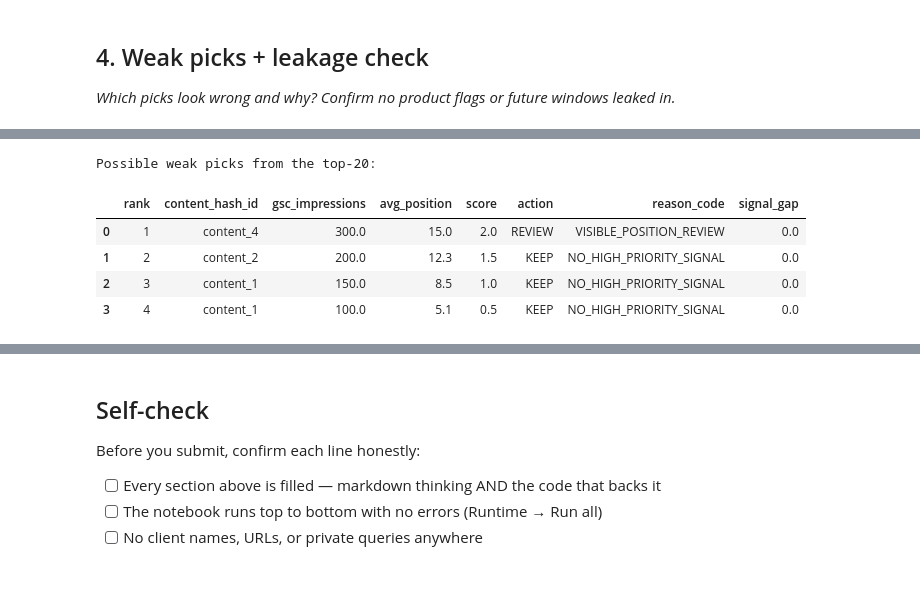
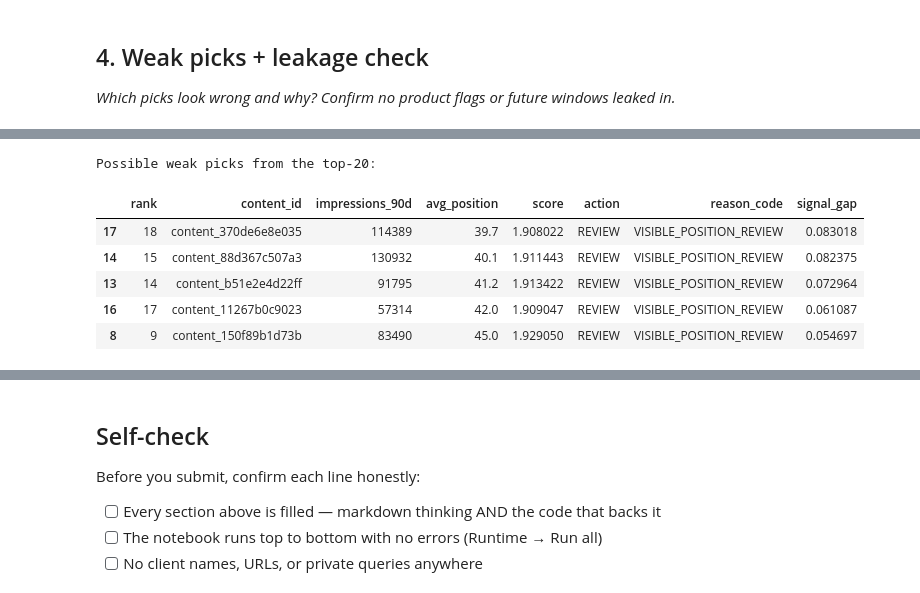
Before and after one commit to tabassumrafiq/flyrank-ml-internship, a Jupyter notebook: work/notebooks/w04_baseline_score.ipynb, the cells around one changed output, grey strips where cells are left out. Drawn from its saved outputs; the diff is of its cells as text; code cells hidden in the pictures.

```diff
--- a/work/notebooks/w04_baseline_score.ipynb
+++ b/work/notebooks/w04_baseline_score.ipynb
@@ -6,3 +6,11 @@
 This skeleton is yours to fill. Work the sections **in order** — each one has a one-line hint. Simple words, honest numbers.
 
 > Working with an AI assistant? Tell it to read `skills/README.md` first and load the one skill this assignment names on its card.
+# %%
+import pandas as pd
+import numpy as np
+from pathlib import Path
+
+pd.set_option("display.max_columns", None)
+
+print("Libraries loaded successfully.")
@@ -148,5 +192,4 @@ Score created.
 # %%
-# Top 10% of the ranked queue is the review action.
 review_threshold = baseline_df["score"].quantile(0.90)
 
 baseline_df["action"] = np.where(
@@ -163,11 +206,17 @@ baseline_df["reason_code"] = np.where(
 
 baseline_df["confidence_note"] = np.where(
     baseline_df["action"] == "REVIEW",
-    "Directional: both observed signals contribute to the score.",
+    "Directional: observed visibility and weaker position both contribute to the score.",
     "Lower priority under this baseline; not proof that no refresh is needed."
 )
 
-print("Review threshold:", round(review_threshold, 6))
+print(
+    "Review threshold:",
+    round(review_threshold, 6)
+)
+
 print("\nAction counts:")
-print(baseline_df["action"].value_counts())
+display(
+    baseline_df["action"].value_counts()
+)
 # %% [output]
@@ -312,36 +424,41 @@ refresh needs.
 # %%
-# Inspect possible weak picks near the top of the queue.
 baseline_df["signal_gap"] = (
     baseline_df["impression_rank"] -
     baseline_df["position_rank"]
 ).abs()
 
-weak_picks = baseline_df[
-    baseline_df["rank"] <= 20
-].sort_values(
-    "signal_gap",
-    ascending=False
-).head(5)
+weak_picks = (
+    baseline_df[
+        baseline_df["rank"] <= 20
+    ]
+    .sort_values(
+        "signal_gap",
+        ascending=False
+    )
+    .head(5)
+)
 
 print("Possible weak picks from the top-20:")
+
 display(
     weak_picks[
         [
             "rank",
-            "content_hash_id",
-            "gsc_impressions",
+            "content_id",
+            "impressions_90d",
             "avg_position",
             "score",
             "action",
             "reason_code",
             "signal_gap"
         ]
     ]
 )
 # %% [output]
 Possible weak picks from the top-20:
-|  | rank | content_hash_id | gsc_impressions | avg_position | score | action | reason_code | signal_gap |
-| 0 | 1 | content_4 | 300.0 | 15.0 | 2.0 | REVIEW | VISIBLE_POSITION_REVIEW | 0.0 |
-| 1 | 2 | content_2 | 200.0 | 12.3 | 1.5 | KEEP | NO_HIGH_PRIORITY_SIGNAL | 0.0 |
-| 2 | 3 | content_1 | 150.0 | 8.5 | 1.0 | KEEP | NO_HIGH_PRIORITY_SIGNAL | 0.0 |
-| 3 | 4 | content_1 | 100.0 | 5.1 | 0.5 | KEEP | NO_HIGH_PRIORITY_SIGNAL | 0.0 |
+|  | rank | content_id | impressions_90d | avg_position | score | action | reason_code | signal_gap |
+| 17 | 18 | content_370de6e8e035 | 114389 | 39.7 | 1.908022 | REVIEW | VISIBLE_POSITION_REVIEW | 0.083018 |
+| 14 | 15 | content_88d367c507a3 | 130932 | 40.1 | 1.911443 | REVIEW | VISIBLE_POSITION_REVIEW | 0.082375 |
+| 13 | 14 | content_b51e2e4d22ff | 91795 | 41.2 | 1.913422 | REVIEW | VISIBLE_POSITION_REVIEW | 0.072964 |
+| 16 | 17 | content_11267b0c9023 | 57314 | 42.0 | 1.909047 | REVIEW | VISIBLE_POSITION_REVIEW | 0.061087 |
+| 8 | 9 | content_150f89b1d73b | 83490 | 45.0 | 1.929050 | REVIEW | VISIBLE_POSITION_REVIEW | 0.054697 |
```
Also changed, not shown: parts of 30 cells of this notebook.
